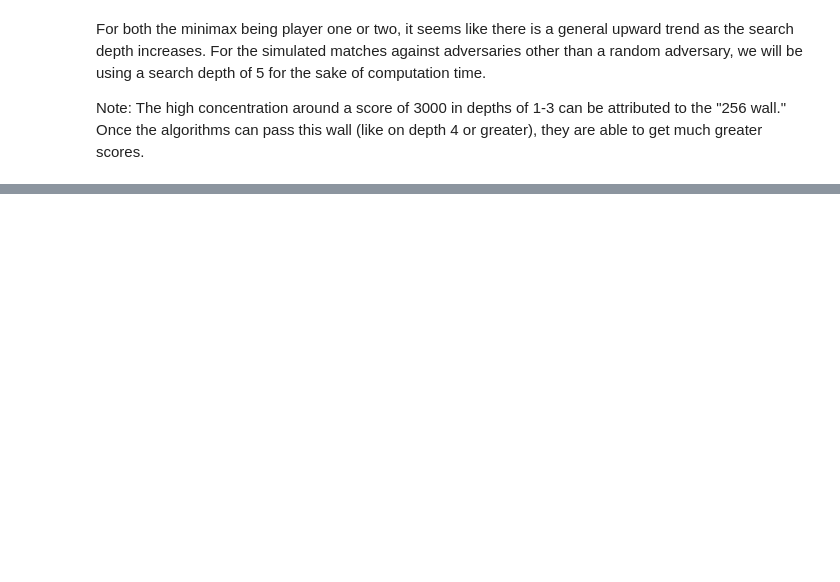
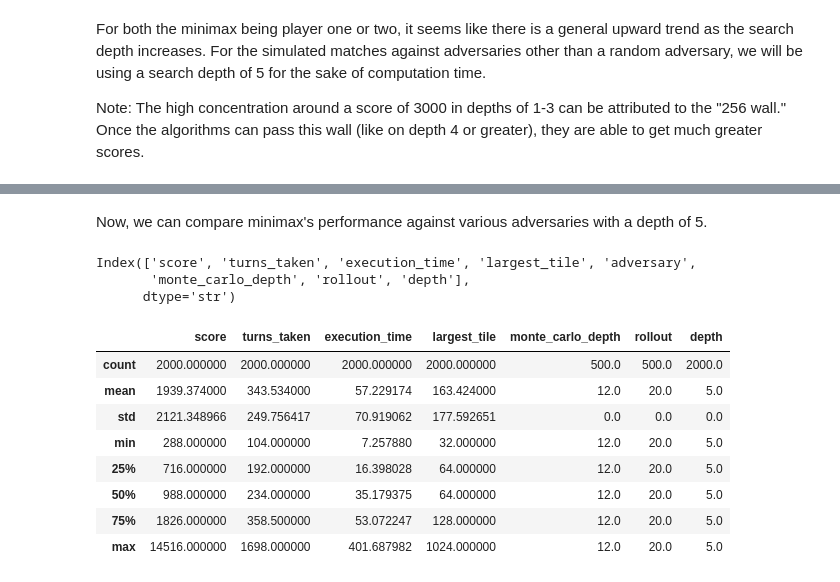
Before and after one commit to Saoski/adversarial2048, a Jupyter notebook: analysis/data_analysis.ipynb, the cells around one changed output, grey strips where cells are left out. Saved outputs shown, nothing was run; the diff lists cells and outputs as text; code cells hidden in the pictures; blank space fills up the shorter version.

```diff
--- a/analysis/data_analysis.ipynb
+++ b/analysis/data_analysis.ipynb
@@ -44,0 +42,19 @@ df.groupby('depth')['execution_time'].mean()
+# %% [markdown]
+Now, we can compare minimax's performance against various adversaries with a depth of 5.
+# %%
+minimax_df: DataFrame = read_minimax_vs_adversary_data()
+print(minimax_df.columns)
+minimax_df.describe()
+# %% [output]
+Index(['score', 'turns_taken', 'execution_time', 'largest_tile', 'adversary',
+       'monte_carlo_depth', 'rollout', 'depth'],
+      dtype='str')
+|  | score | turns_taken | execution_time | largest_tile | monte_carlo_depth | rollout | depth |
+| count | 2000.000000 | 2000.000000 | 2000.000000 | 2000.000000 | 500.0 | 500.0 | 2000.0 |
+| mean | 1939.374000 | 343.534000 | 57.229174 | 163.424000 | 12.0 | 20.0 | 5.0 |
+| std | 2121.348966 | 249.756417 | 70.919062 | 177.592651 | 0.0 | 0.0 | 0.0 |
+| min | 288.000000 | 104.000000 | 7.257880 | 32.000000 | 12.0 | 20.0 | 5.0 |
+| 25% | 716.000000 | 192.000000 | 16.398028 | 64.000000 | 12.0 | 20.0 | 5.0 |
+| 50% | 988.000000 | 234.000000 | 35.179375 | 64.000000 | 12.0 | 20.0 | 5.0 |
+| 75% | 1826.000000 | 358.500000 | 53.072247 | 128.000000 | 12.0 | 20.0 | 5.0 |
+| max | 14516.000000 | 1698.000000 | 401.687982 | 1024.000000 | 12.0 | 20.0 | 5.0 |
```
Also changed, not shown: parts of 6 cells of this notebook, 1 other file.
